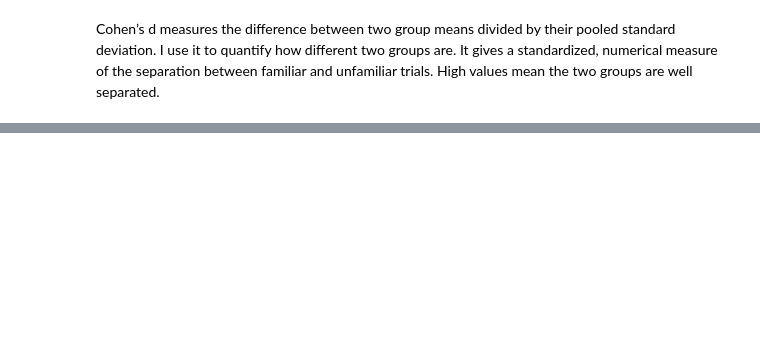
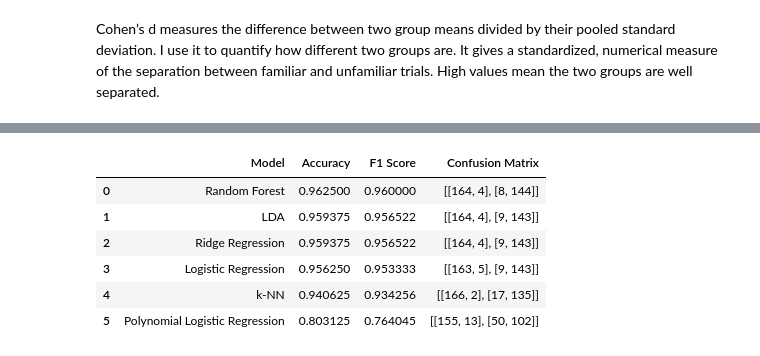
Before and after one commit to wahnsinning/Neuroinformatik_Projekt, a Jupyter notebook: main.ipynb, the cells around one changed output, grey strips where cells are left out. Cells and saved outputs as stored; diff of their text form; code cells hidden in the pictures; blank space fills up the shorter version.

```diff
--- a/main.ipynb
+++ b/main.ipynb
@@ -593,7 +639,7 @@ Confusion Matrix:
 
 
 #create polynomial features (degree=2)
-poly = PolynomialFeatures(degree=2, include_bias=False)
+poly = preprocessing.PolynomialFeatures(degree=2, include_bias=False)
 X_poly = poly.fit_transform(X_scaled)
 
 #train logistic regression on expanded features
@@ -806,12 +896,13 @@ Confusion Matrix:
 from sklearn.model_selection import train_test_split
 from sklearn.preprocessing import StandardScaler
 
-#split
-X_train, X_test, y_train, y_test = train_test_split(X_scaled, y, test_size=0.4, random_state=42)
-
+X = features.values
 #standardize
 scaler = StandardScaler()
 X_scaled = scaler.fit_transform(X)
+
+#split
+X_train, X_test, y_train, y_test = train_test_split(X_scaled, y, test_size=0.4, random_state=42)
 # %%
 ######################## K-Nearest Neighbors ##################################
 
@@ -847,14 +920,8 @@ weighted avg       0.84      0.83      0.83       320
 from sklearn.discriminant_analysis import LinearDiscriminantAnalysis
 
 #train
-lda = LinearDiscriminantAnalysis()
+lda = LinearDiscriminantAnalysis(n_components=1)
 lda.fit(X_train, y_train)
 
 #predict
 y_pred_lda = lda.predict(X_test)
-
-#evaluate
-print(f"\nLDA Accuracy: {metrics.accuracy_score(y_test, y_pred_lda):.2f}")
-print("\nConfusion Matrix:")
-print(metrics.confusion_matrix(y_test, y_pred_lda))
-print(metrics.classification_report(y_test, y_pred_lda))
@@ -942,0 +952,43 @@ weighted avg       0.86      0.85      0.84       320
+# %%
+model_names = []
+accuracies = []
+f1_scores = []
+conf_matrices = []
+
+#models to evaluate
+models_info = [
+    ("Logistic Regression", y_test, y_pred),
+    ("k-NN", y_test, y_pred_knn),
+    ("LDA", y_test, y_pred_lda),
+    ("Random Forest", y_test, y_pred_rf),
+    ("Ridge Regression", y_test, y_pred_ridge),
+    ("Polynomial Logistic Regression", y_test, y_pred_poly),
+]
+
+#collect metrics
+for name, y_true, y_pred in models_info:
+    model_names.append(name)
+    accuracies.append(metrics.accuracy_score(y_true, y_pred))
+    f1_scores.append(metrics.f1_score(y_true, y_pred))
+    conf_matrices.append(metrics.confusion_matrix(y_true, y_pred))
+
+#create and display summary table
+results_df = pd.DataFrame({
+    "Model": model_names,
+    "Accuracy": accuracies,
+    "F1 Score": f1_scores,
+    "Confusion Matrix": conf_matrices
+})
+
+#fresh format
+results_df = results_df.sort_values("Accuracy", ascending=False).reset_index(drop=True)
+from IPython.display import display
+display(results_df)
+# %% [output]
+|  | Model | Accuracy | F1 Score | Confusion Matrix |
+| 0 | Random Forest | 0.962500 | 0.960000 | [[164, 4], [8, 144]] |
+| 1 | LDA | 0.959375 | 0.956522 | [[164, 4], [9, 143]] |
+| 2 | Ridge Regression | 0.959375 | 0.956522 | [[164, 4], [9, 143]] |
+| 3 | Logistic Regression | 0.956250 | 0.953333 | [[163, 5], [9, 143]] |
+| 4 | k-NN | 0.940625 | 0.934256 | [[166, 2], [17, 135]] |
+| 5 | Polynomial Logistic Regression | 0.803125 | 0.764045 | [[155, 13], [50, 102]] |
```
Also changed, not shown: parts of 26 cells of this notebook.
